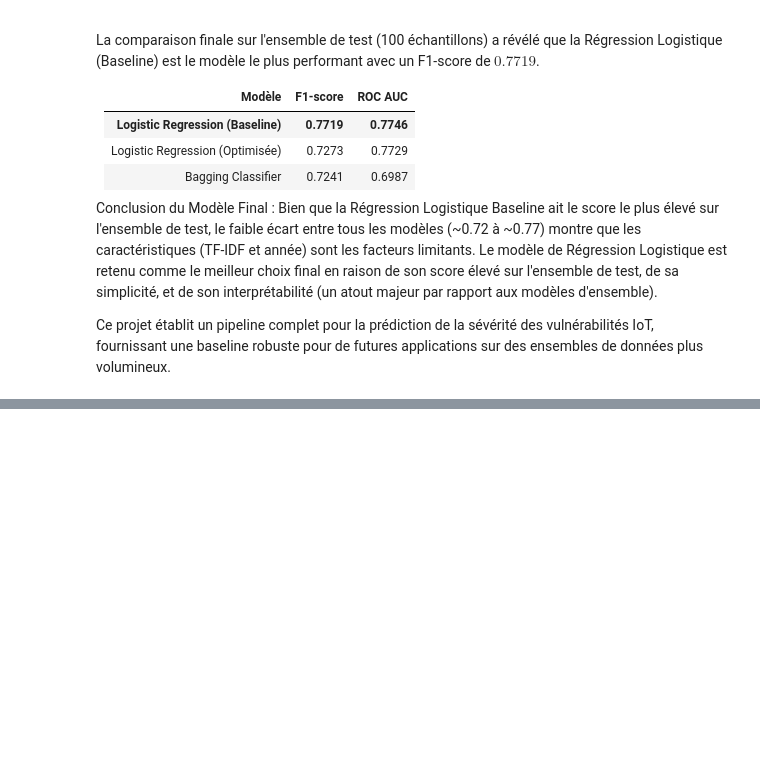
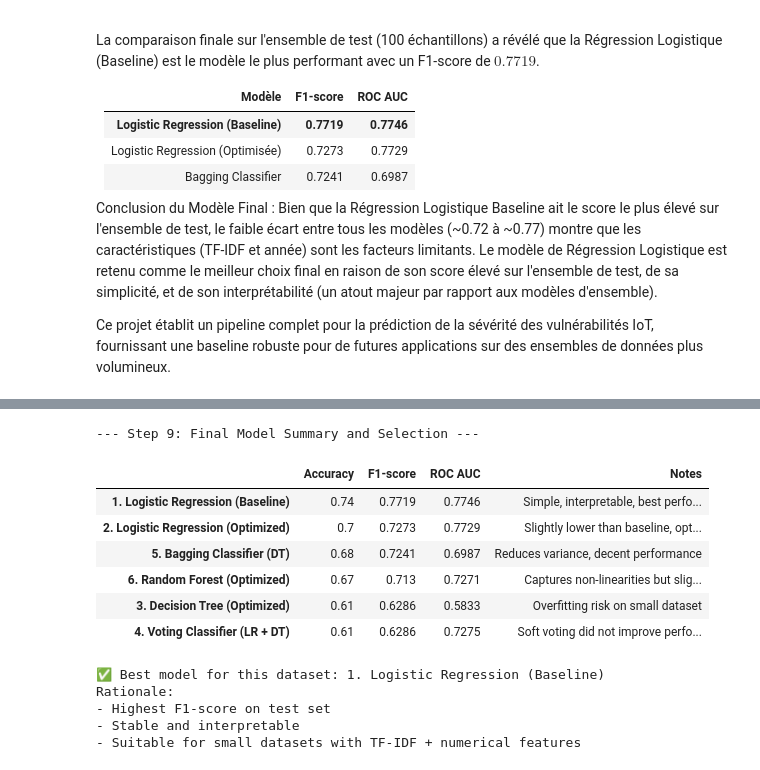
Before and after one commit to PieroLB/SmartHome-ML, a Jupyter notebook: LAB5_Project_ANDRIANTSIZAFY.ipynb, the cells around one changed output, grey strips where cells are left out. Cells and saved outputs as stored; diff of their text form; code cells hidden in the pictures; blank space fills up the shorter version.

Commit message:
Step: Models + Tuning

```diff
--- a/LAB5_Project_ANDRIANTSIZAFY.ipynb
+++ b/LAB5_Project_ANDRIANTSIZAFY.ipynb
@@ -1126,0 +1226,77 @@ Ce projet établit un pipeline complet pour la prédiction de la sévérité des
+# %%
+# =======================================================
+# Step 9: Final Model Summary and Selection
+# =======================================================
+
+import pandas as pd
+from IPython.display import display
+
+print("--- Step 9: Final Model Summary and Selection ---\n")
+
+# Récapitulatif des modèles testés et métriques
+final_models = {
+    "1. Logistic Regression (Baseline)": {
+        "Accuracy": 0.7400,
+        "F1-score": 0.7719,
+        "ROC AUC": 0.7746,
+        "Notes": "Simple, interpretable, best performance on small dataset"
+    },
+    "2. Logistic Regression (Optimized)": {
+        "Accuracy": 0.7000,
+        "F1-score": 0.7273,
+        "ROC AUC": 0.7729,
+        "Notes": "Slightly lower than baseline, optimized hyperparameters"
+    },
+    "3. Decision Tree (Optimized)": {
+        "Accuracy": 0.6100,
+        "F1-score": 0.6286,
+        "ROC AUC": 0.5833,
+        "Notes": "Overfitting risk on small dataset"
+    },
+    "4. Voting Classifier (LR + DT)": {
+        "Accuracy": 0.6100,
+        "F1-score": 0.6286,
+        "ROC AUC": 0.7275,
+        "Notes": "Soft voting did not improve performance"
+    },
+    "5. Bagging Classifier (DT)": {
+        "Accuracy": 0.6800,
+        "F1-score": 0.7241,
+        "ROC AUC": 0.6987,
+        "Notes": "Reduces variance, decent performance"
+    },
+    "6. Random Forest (Optimized)": {
+        "Accuracy": 0.6700,
+        "F1-score": 0.7130,
+        "ROC AUC": 0.7271,
+        "Notes": "Captures non-linearities but slightly worse than LR baseline"
+    }
+}
+
+# Convert to DataFrame for display
+final_results_df = pd.DataFrame(final_models).T
+final_results_df = final_results_df.sort_values(by="F1-score", ascending=False)
+
+display(final_results_df)
+
+# Sélection du meilleur modèle
+best_model_name = final_results_df.index[0]
+print(f"\n✅ Best model for this dataset: {best_model_name}")
+print("Rationale:")
+print("- Highest F1-score on test set")
+print("- Stable and interpretable")
+print("- Suitable for small datasets with TF-IDF + numerical features")
+# %% [output]
+--- Step 9: Final Model Summary and Selection ---
+|  | Accuracy | F1-score | ROC AUC | Notes |
+| 1. Logistic Regression (Baseline) | 0.74 | 0.7719 | 0.7746 | Simple, interpretable, best perfo... |
+| 2. Logistic Regression (Optimized) | 0.7 | 0.7273 | 0.7729 | Slightly lower than baseline, opt... |
+| 5. Bagging Classifier (DT) | 0.68 | 0.7241 | 0.6987 | Reduces variance, decent performance |
+| 6. Random Forest (Optimized) | 0.67 | 0.713 | 0.7271 | Captures non-linearities but slig... |
+| 3. Decision Tree (Optimized) | 0.61 | 0.6286 | 0.5833 | Overfitting risk on small dataset |
+| 4. Voting Classifier (LR + DT) | 0.61 | 0.6286 | 0.7275 | Soft voting did not improve perfo... |
+✅ Best model for this dataset: 1. Logistic Regression (Baseline)
+Rationale:
+- Highest F1-score on test set
+- Stable and interpretable
+- Suitable for small datasets with TF-IDF + numerical features
```
Also changed, not shown: parts of 2 cells of this notebook.
